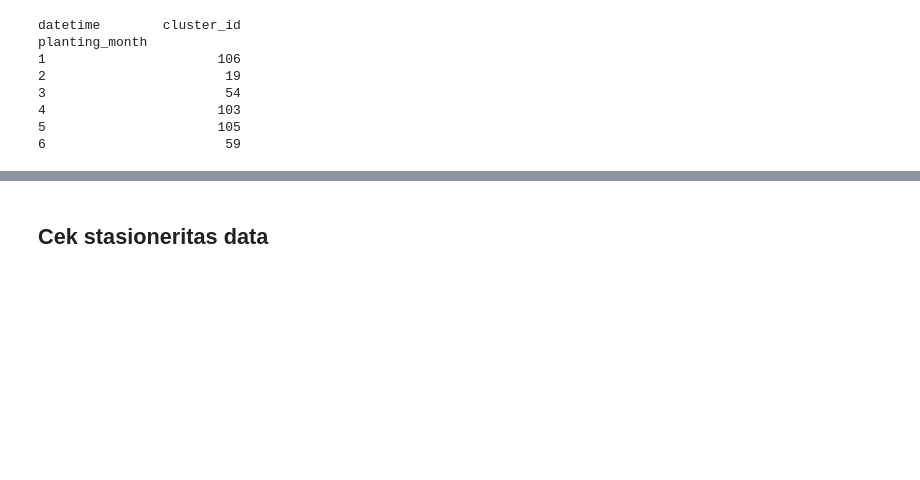
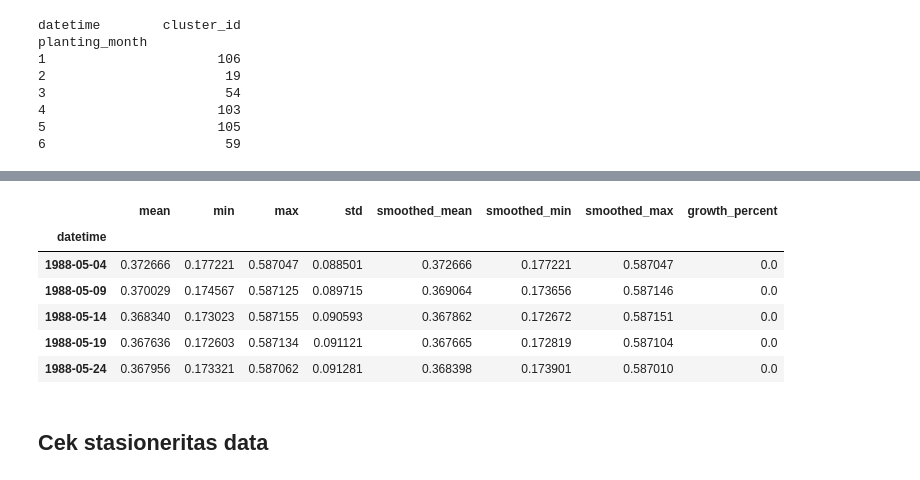
Before and after one commit to guguboo/vegetation-climate-project, a Jupyter notebook: correlation_2.ipynb, the cells around one changed output, grey strips where cells are left out. Saved outputs shown, nothing was run; the diff lists cells and outputs as text; code cells hidden in the pictures; blank space fills up the shorter version.

```diff
--- a/correlation_2.ipynb
+++ b/correlation_2.ipynb
@@ -353,0 +354,12 @@ shape for clim_df: (2556, 16)
+# %%
+export_df = veg_df.dropna()
+# %%
+export_df.head()
+# %% [output]
+|  | mean | min | max | std | smoothed_mean | smoothed_min | smoothed_max | growth_percent |
+| datetime |  |  |  |  |  |  |  |  |
+| 1988-05-04 | 0.372666 | 0.177221 | 0.587047 | 0.088501 | 0.372666 | 0.177221 | 0.587047 | 0.0 |
+| 1988-05-09 | 0.370029 | 0.174567 | 0.587125 | 0.089715 | 0.369064 | 0.173656 | 0.587146 | 0.0 |
+| 1988-05-14 | 0.368340 | 0.173023 | 0.587155 | 0.090593 | 0.367862 | 0.172672 | 0.587151 | 0.0 |
+| 1988-05-19 | 0.367636 | 0.172603 | 0.587134 | 0.091121 | 0.367665 | 0.172819 | 0.587104 | 0.0 |
+| 1988-05-24 | 0.367956 | 0.173321 | 0.587062 | 0.091281 | 0.368398 | 0.173901 | 0.587010 | 0.0 |
```
Also changed, not shown: parts of 5 cells of this notebook, 12 other files.
